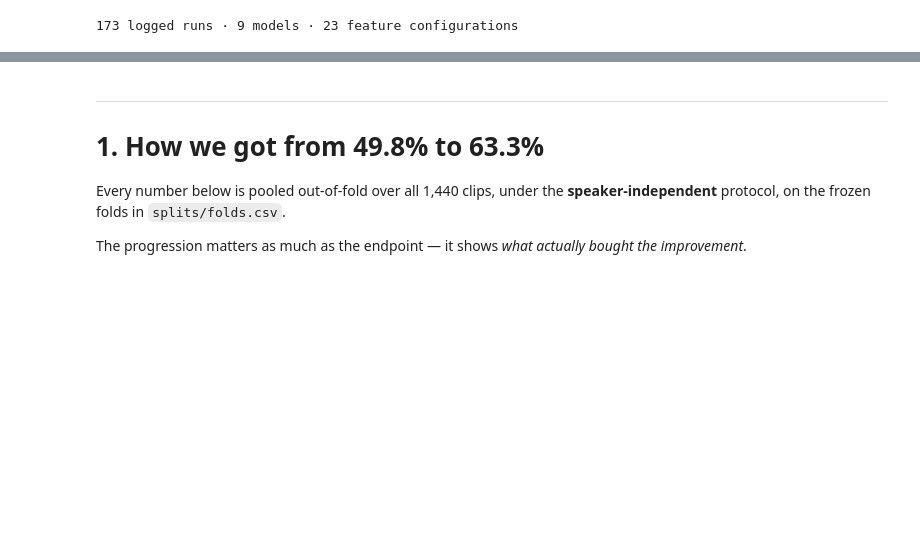
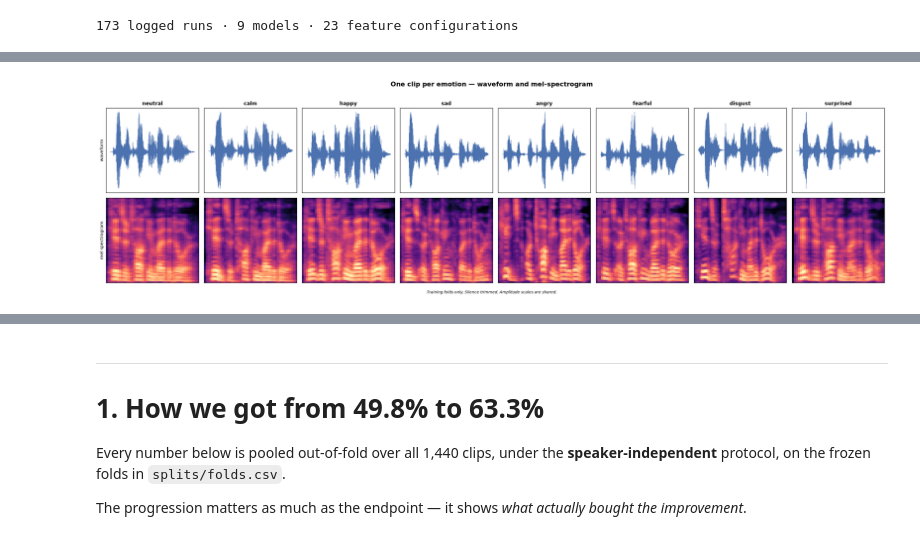
Before and after one commit to Unheard-ser/unheard, a Jupyter notebook: notebooks/01_results_and_findings.ipynb, the cells around one changed output, grey strips where cells are left out. Saved outputs shown, nothing was run; the diff lists cells and outputs as text; code cells hidden in the pictures; blank space fills up the shorter version.

```diff
--- a/notebooks/01_results_and_findings.ipynb
+++ b/notebooks/01_results_and_findings.ipynb
@@ -44,0 +112,4 @@ print(f"{len(results)} logged runs · {results['model'].nunique()} models · "
+# %%
+show("02_waveform_spectrogram_grid.png", width=1100)
+# %% [output]
+[figure, added]
```
Also changed, not shown: parts of 26 cells of this notebook, 21 other files.
